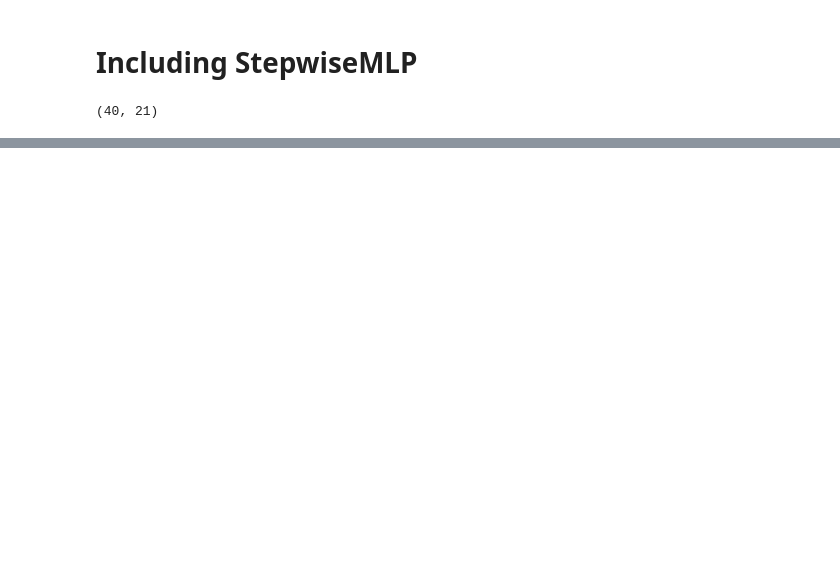
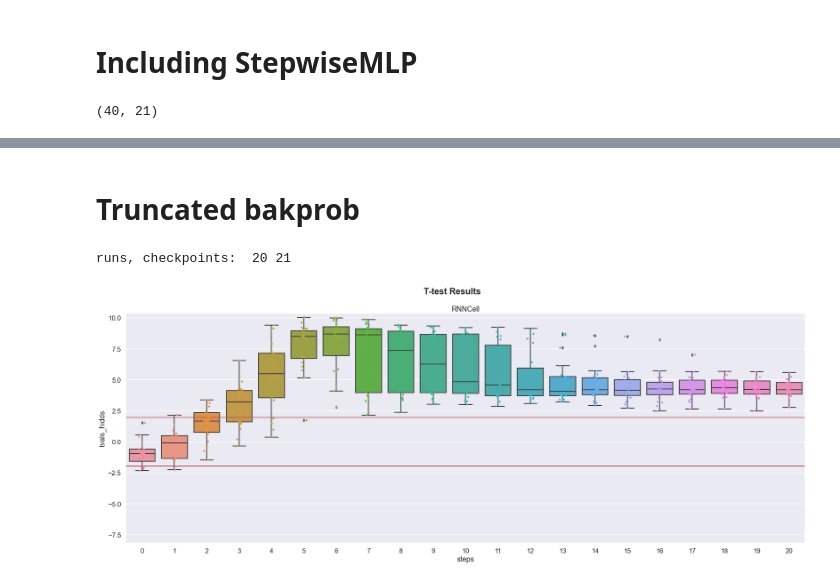
Before and after one commit to MaryZolfaghar/WCSLS, a Jupyter notebook: notebooks/resutls_ttest.ipynb, the cells around one changed output, grey strips where cells are left out. Saved outputs shown, nothing was run; the diff lists cells and outputs as text; code cells hidden in the pictures; blank space fills up the shorter version.

```diff
--- a/notebooks/resutls_ttest.ipynb
+++ b/notebooks/resutls_ttest.ipynb
@@ -28,5 +32,6 @@ with open('../../results/%s_results_stepwisemlp.P' %(analyze_name), 'rb') as f:
 # %%
 mlp_runs = dict_to_list(mlp_results, analyze_name)
 rnn_runs = dict_to_list(rnn_results, analyze_name)
+rnncell_runs = dict_to_list(rnncell_results, analyze_name)
 swmlp_runs = dict_to_list(swmlp_results, analyze_name)
 # %%
@@ -170,0 +180,44 @@ runs, checkpoints:  40 21
+# %% [markdown]
+# Truncated bakprob
+# %%
+mi = min(min(np.min(t_hidds_mlp, axis=0)),
+         min(np.min(t_hidds_rnn, axis=0)),
+         min(np.min(t_hidds_swmlp[:,:,0], axis=0)),
+         min(np.min(t_hidds_swmlp[:,:,1], axis=0)),
+         min(np.min(t_hidds_rnncell, axis=0)))
+mx = max(max(np.max(t_hidds_mlp, axis=0)),
+         max(np.max(t_hidds_rnn, axis=0)),
+         max(np.max(t_hidds_swmlp[:,:,0], axis=0)),
+         max(np.max(t_hidds_swmlp[:,:,1], axis=0)),
+         max(np.max(t_hidds_rnncell, axis=0)))
+
+runs, checkpoints = t_hidds_mlp.shape
+print('runs, checkpoints: ', runs, checkpoints)
+
+fig, axs = plt.subplots(1, 1, figsize=(25,10))
+val_name = 'tvals_hidds'
+threshold = 1.96
+# RNN cell
+val = t_hidds_rnncell
+df = pd.DataFrame(val, columns= np.arange(checkpoints))
+df.insert(0, 'runs', np.arange(runs))
+df2 = pd.melt(df, id_vars=['runs'],var_name='steps', value_name=val_name)
+# plot
+ax = axs#[0][0]
+ax = sns.boxplot(x='steps', y=val_name, data=df2, ax=ax)
+ax = sns.stripplot(x='steps', y=val_name, data=df2, ax=ax)
+ax.set_title('RNNCell')
+
+ax.axhline(y=threshold, color='r', linewidth=2)
+ax.axhline(y=-1*threshold, color='r', linewidth=2)
+ax.set_ylim([mi, mx])
+
+fig.suptitle('T-test Results', fontweight='bold')
+plt.tight_layout()
+plt.show()
+fig_str = '%s_ttest_results_rnncell_model_hidds' %(ctx_order_str)
+fig.savefig(('../../figures/' + fig_str + '.pdf'),
+        bbox_inches = 'tight', pad_inches = 0)
+# %% [output]
+runs, checkpoints:  20 21
+[figure, added]
```
Also changed, not shown: parts of 9 cells of this notebook, 10 other files.
